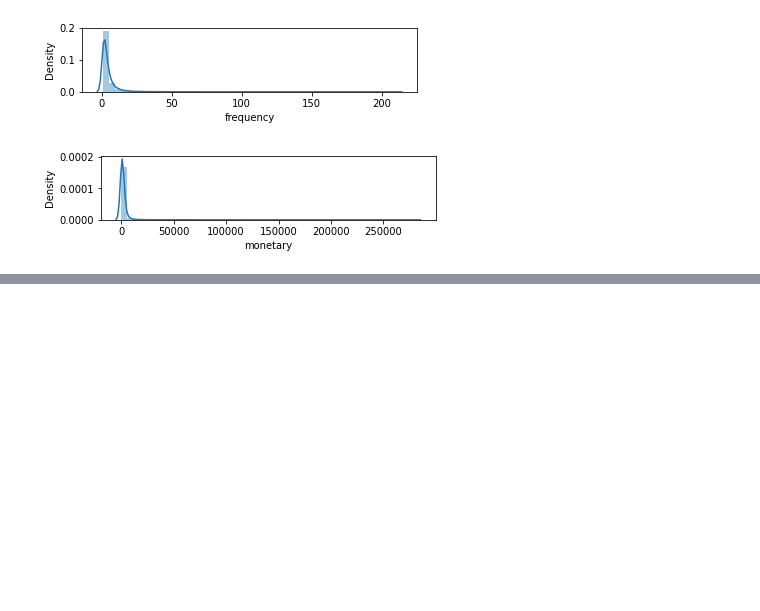
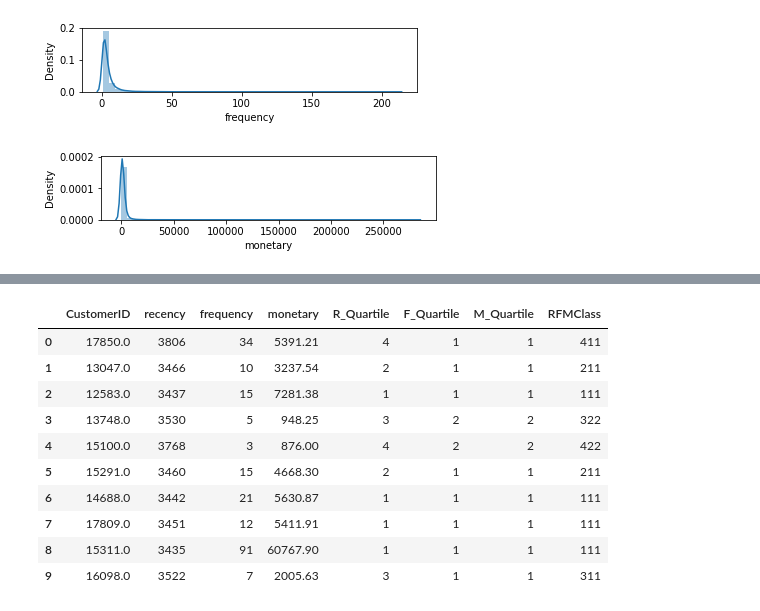
Before and after one commit to alicebalayan/Shopping-Prediction, a Jupyter notebook: notebook.ipynb, the cells around one changed output, grey strips where cells are left out. Cells and saved outputs as stored; diff of their text form; code cells hidden in the pictures; blank space fills up the shorter version.

```diff
--- a/notebook.ipynb
+++ b/notebook.ipynb
@@ -144,0 +219,14 @@ print(quartiles, type(quartiles))
+# %%
+rfmSegmentation.head(10)
+# %% [output]
+|  | CustomerID | recency | frequency | monetary | R_Quartile | F_Quartile | M_Quartile | RFMClass |
+| 0 | 17850.0 | 3806 | 34 | 5391.21 | 4 | 1 | 1 | 411 |
+| 1 | 13047.0 | 3466 | 10 | 3237.54 | 2 | 1 | 1 | 211 |
+| 2 | 12583.0 | 3437 | 15 | 7281.38 | 1 | 1 | 1 | 111 |
+| 3 | 13748.0 | 3530 | 5 | 948.25 | 3 | 2 | 2 | 322 |
+| 4 | 15100.0 | 3768 | 3 | 876.00 | 4 | 2 | 2 | 422 |
+| 5 | 15291.0 | 3460 | 15 | 4668.30 | 2 | 1 | 1 | 211 |
+| 6 | 14688.0 | 3442 | 21 | 5630.87 | 1 | 1 | 1 | 111 |
+| 7 | 17809.0 | 3451 | 12 | 5411.91 | 1 | 1 | 1 | 111 |
+| 8 | 15311.0 | 3435 | 91 | 60767.90 | 1 | 1 | 1 | 111 |
+| 9 | 16098.0 | 3522 | 7 | 2005.63 | 3 | 1 | 1 | 311 |
```
Also changed, not shown: parts of 14 cells of this notebook.
